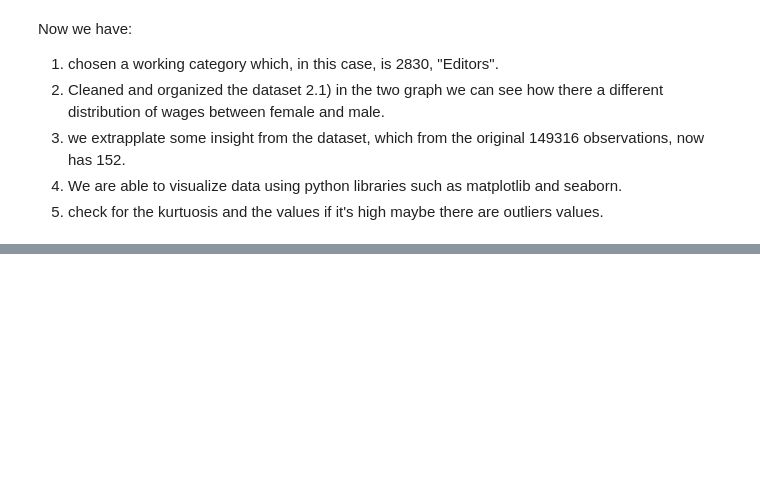
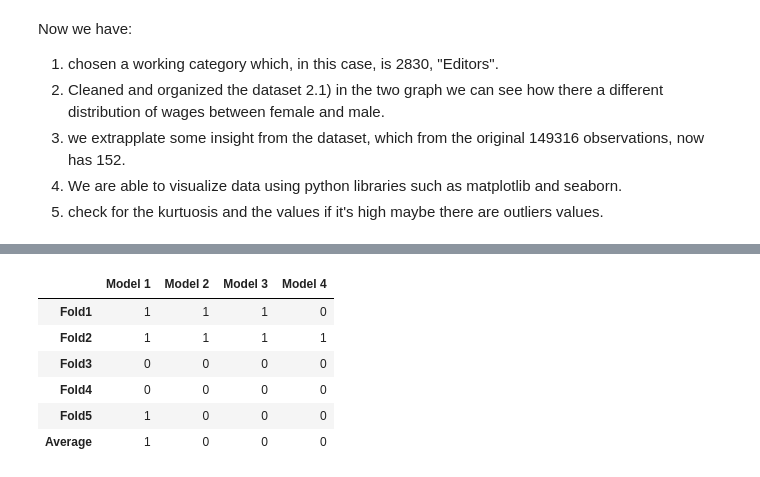
Before and after one commit to Jacopo21/EarningxOccupation, a Jupyter notebook: HM1/earnings.ipynb, the cells around one changed output, grey strips where cells are left out. Saved outputs shown, nothing was run; the diff lists cells and outputs as text; code cells hidden in the pictures; blank space fills up the shorter version.

```diff
--- a/HM1/earnings.ipynb
+++ b/HM1/earnings.ipynb
@@ -254,0 +281,5 @@ reg4   237.571253
+# %%
+n_fold = 5
+cv_list = []
+for equation in model_eq:
+    cv_list.append(ols_crossvalidator(equation, data, n_fold, average_rmse=False))
@@ -254,0 +296,14 @@ reg4   237.571253
+# %%
+pd.DataFrame(
+    [cv["Test RMSE"] for cv in cv_list],
+    index=["Model " + str(i + 1) for i in range(len(cv_list))],
+    columns=["Fold" + str(i + 1) for i in range(len(cv_list[0]["Test RMSE"]))],
+).assign(Average=lambda x: x.mean(axis=1)).T.round().astype(int)
+# %% [output]
+|  | Model 1 | Model 2 | Model 3 | Model 4 |
+| Fold1 | 1 | 1 | 1 | 0 |
+| Fold2 | 1 | 1 | 1 | 1 |
+| Fold3 | 0 | 0 | 0 | 0 |
+| Fold4 | 0 | 0 | 0 | 0 |
+| Fold5 | 1 | 0 | 0 | 0 |
+| Average | 1 | 0 | 0 | 0 |
```
Also changed, not shown: parts of 16 cells of this notebook.
